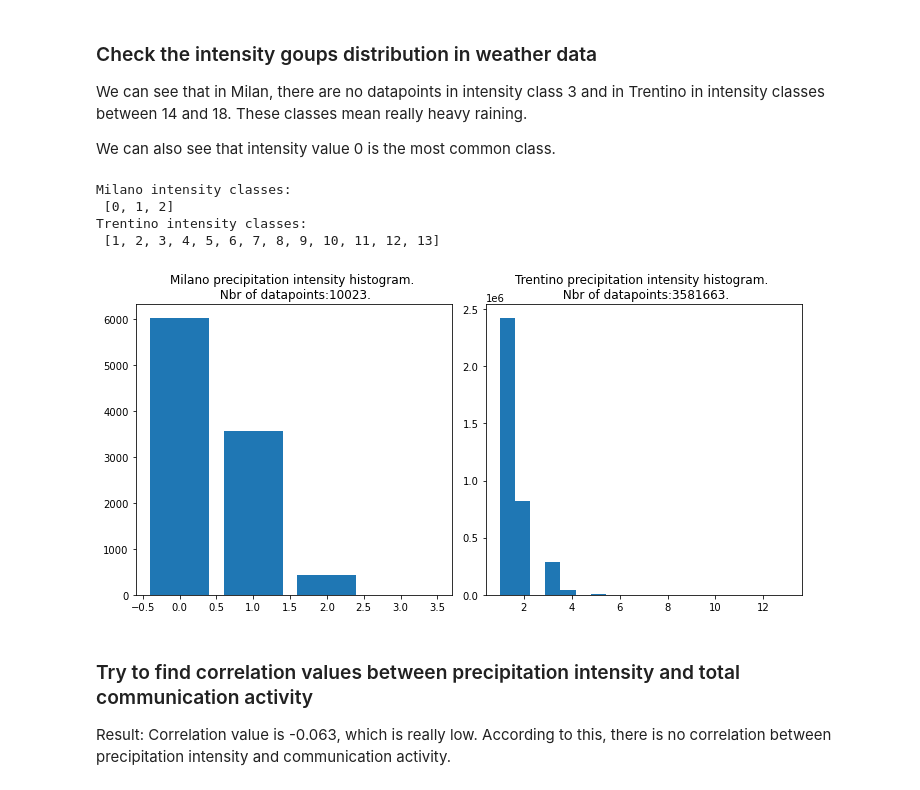
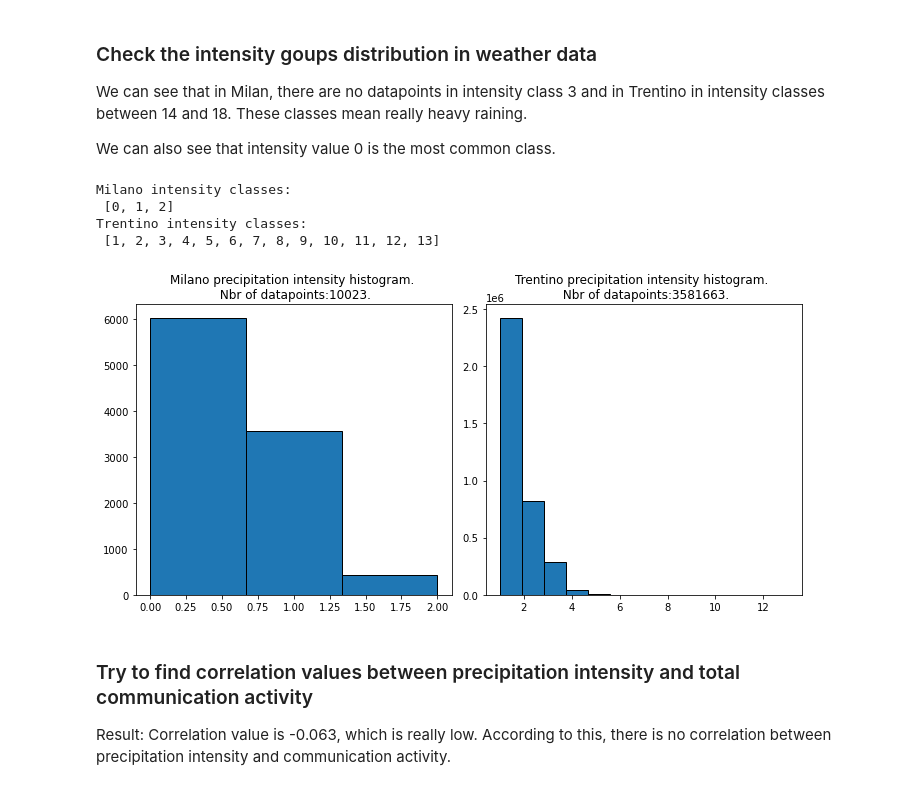
Before and after one commit to Saukkoriipi/DDI_Project, a Jupyter notebook: Project_main.ipynb, the cells around one changed output. Cells and saved outputs as stored; diff of their text form; code cells hidden in the pictures.

```diff
--- a/Project_main.ipynb
+++ b/Project_main.ipynb
@@ -758,26 +758,26 @@ We can also see that intensity value 0 is the most common class.
 # %%
 # Print unique intensity values in Milano and Trentino
 # Used to make sure, that data decription is corrrect.
 print("Milano intensity classes: \n", sorted(list(milano["intensity"].unique())))
 print("Trentino intensity classes: \n", sorted(list(trentino["intensity"].unique())))
 
 # Make intensity histograms to see intensity distribution in Milan and Trentino.
 # Milan and Trentino precipitation intensity has different scales.
 # Milan scale is 0-4 and Trentino 1-18.
 fig, ax = plt.subplots(1, 2, tight_layout=True, figsize=(10, 5))
 plt.subplot(1, 2, 1)
-plt.hist(milano["intensity"], bins=[-0.4, 0.4, 0.6, 1.4, 1.6, 2.4, 2.6, 3.5])
+plt.hist(milano["intensity"], bins=3, edgecolor='black')
 plt.title("Milano precipitation intensity histogram. \n Nbr of datapoints:{}.". format(len(milano)))
 plt.subplot(1, 2, 2)
-plt.hist(trentino["intensity"], bins=19)
+plt.hist(trentino["intensity"], bins=13, edgecolor='black')
 plt.title("Trentino precipitation intensity histogram. \n Nbr of datapoints:{}.". format(len(trentino)))
 plt.show()
 # %% [output]
 Milano intensity classes:
  [0, 1, 2]
 Trentino intensity classes:
  [1, 2, 3, 4, 5, 6, 7, 8, 9, 10, 11, 12, 13]
-[figure, old version]
+[figure, new version]
 # %% [markdown]
 ### Try to find correlation values between precipitation intensity and total communication activity
 
```
Also changed, not shown: parts of 24 cells of this notebook, 1 other file.
